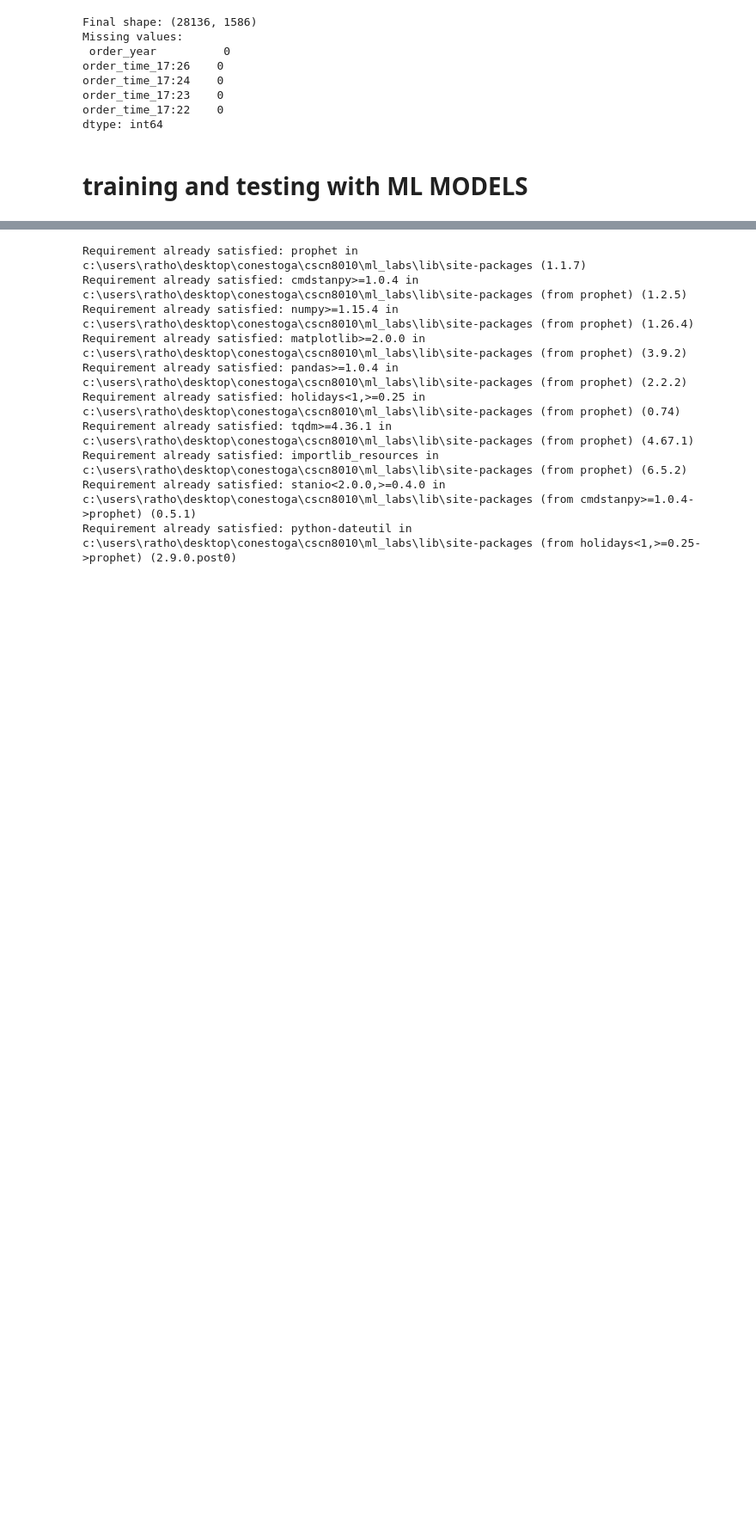
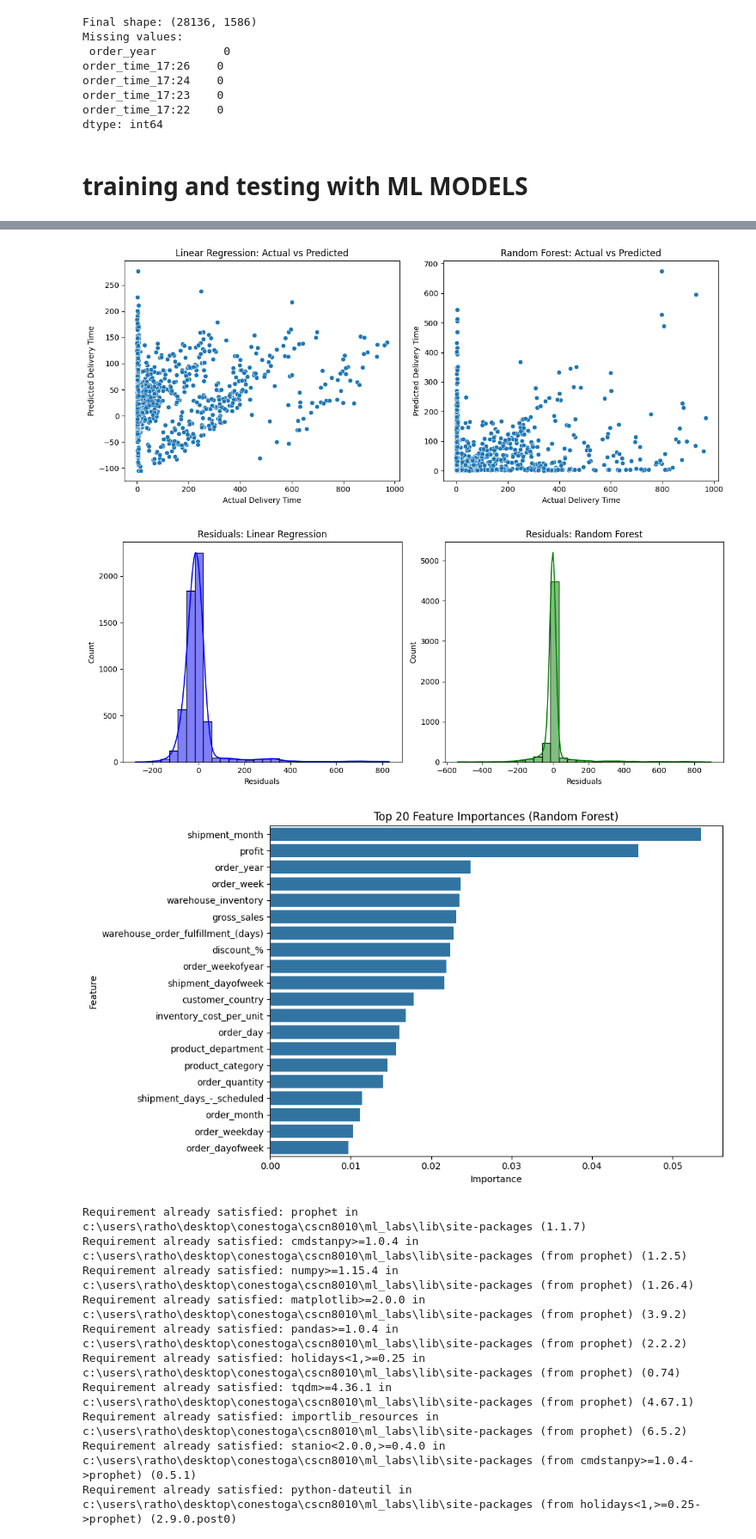
Before and after one commit to prashansarathod/AIFB_8030, a Jupyter notebook: pr.ipynb, the cells around one changed output, grey strips where cells are left out. Shown at 86% size. Saved outputs shown, nothing was run; the diff lists cells and outputs as text; code cells hidden in the pictures; blank space fills up the shorter version.

```diff
--- a/pr.ipynb
+++ b/pr.ipynb
@@ -552,3 +560,58 @@ evaluate_model(y_test, y_pred_rf, "Random Forest Regressor")
+# %%
+import matplotlib.pyplot as plt
+import seaborn as sns
+
+# 1. Actual vs. Predicted for both models
+plt.figure(figsize=(12, 5))
+
+plt.subplot(1, 2, 1)
+sns.scatterplot(x=y_test, y=y_pred_lr)
+plt.xlabel("Actual Delivery Time")
+plt.ylabel("Predicted Delivery Time")
+plt.title("Linear Regression: Actual vs Predicted")
+
+plt.subplot(1, 2, 2)
+sns.scatterplot(x=y_test, y=y_pred_rf)
+plt.xlabel("Actual Delivery Time")
+plt.ylabel("Predicted Delivery Time")
+plt.title("Random Forest: Actual vs Predicted")
+
+plt.tight_layout()
+plt.show()
+
+# 2. Residual Plots
+residuals_lr = y_test - y_pred_lr
+residuals_rf = y_test - y_pred_rf
+
+plt.figure(figsize=(12, 5))
+
+plt.subplot(1, 2, 1)
+sns.histplot(residuals_lr, kde=True, bins=30, color='blue')
+plt.title("Residuals: Linear Regression")
+plt.xlabel("Residuals")
+
+plt.subplot(1, 2, 2)
+sns.histplot(residuals_rf, kde=True, bins=30, color='green')
+plt.title("Residuals: Random Forest")
+plt.xlabel("Residuals")
+
+plt.tight_layout()
+plt.show()
+
+# 3. Feature Importance from Random Forest
+# Show only top 20 most important features
+top_n = 20
+importance_df_top = importance_df.head(top_n)
+
+plt.figure(figsize=(10, 6))
+sns.barplot(data=importance_df_top, x='Importance', y='Feature')
+plt.title(f"Top {top_n} Feature Importances (Random Forest)")
+plt.tight_layout()
+plt.show()
+# %% [output]
+[figure, added]
+[figure, added]
+[figure, added]
 # %%
 ! pip install prophet
 # %% [output]
```
Also changed, not shown: parts of 10 cells of this notebook.
